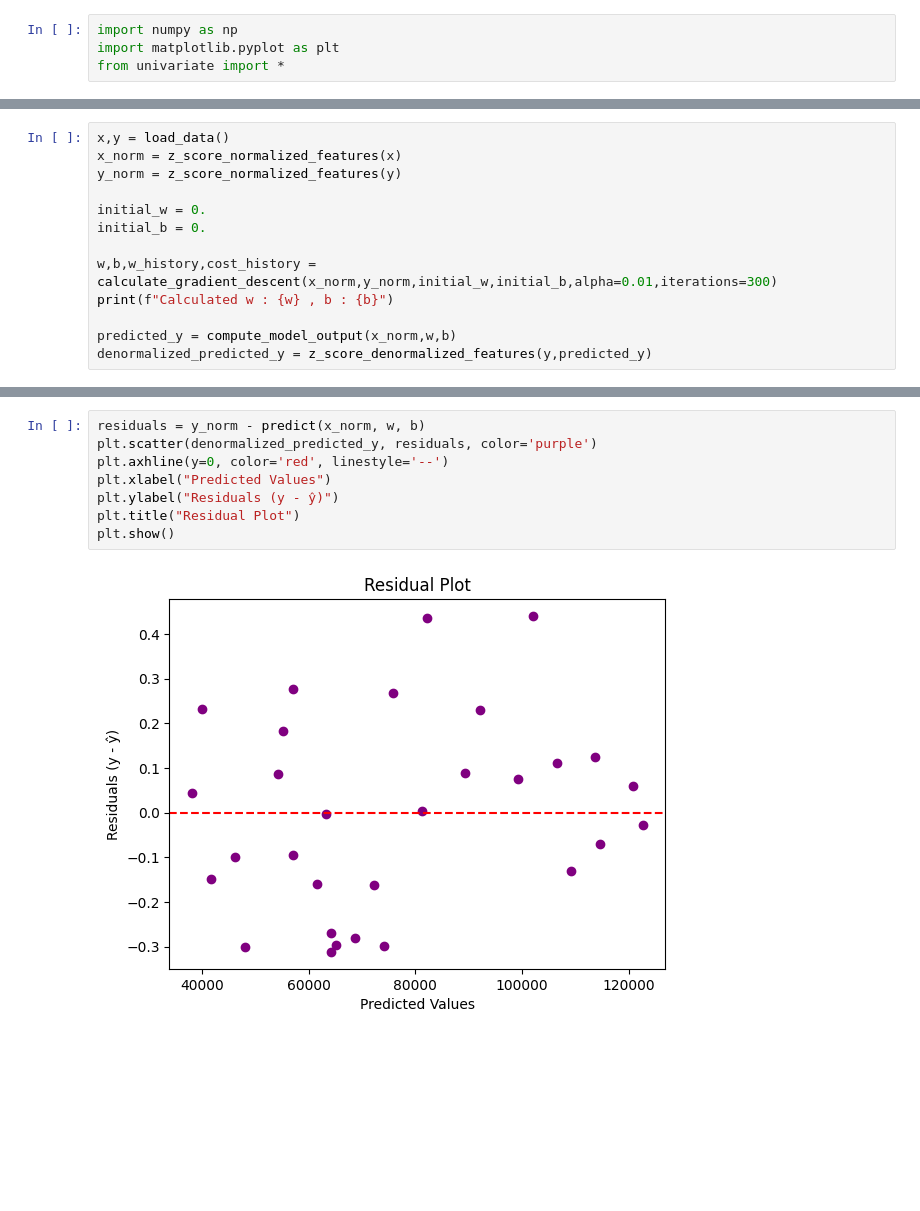
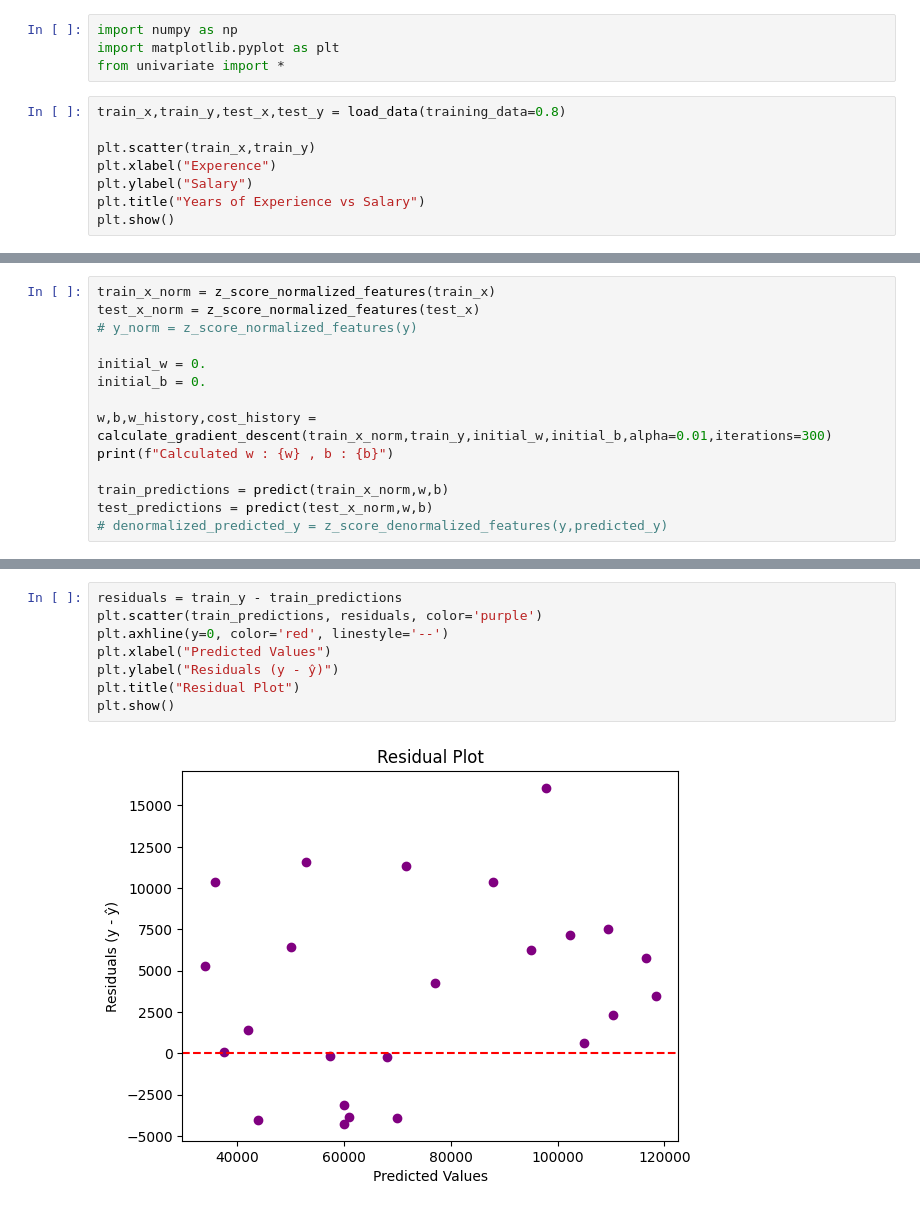
Before and after one commit to sagargor006/ml-algo-from-scratch, a Jupyter notebook: Linear Regression/univariate.ipynb, the cells around one changed output, grey strips where cells are left out. Cells and saved outputs as stored; diff of their text form; blank space fills up the shorter version.

Commit message:
data splitted into training and testing

```diff
--- a/Linear Regression/univariate.ipynb
+++ b/Linear Regression/univariate.ipynb
@@ -2,3 +2,11 @@
 import numpy as np
 import matplotlib.pyplot as plt
 from univariate import *
+# %%
+train_x,train_y,test_x,test_y = load_data(training_data=0.8)
+
+plt.scatter(train_x,train_y)
+plt.xlabel("Experence")
+plt.ylabel("Salary")
+plt.title("Years of Experience vs Salary")
+plt.show()
@@ -5,14 +15,15 @@ from univariate import *
 # %%
-x,y = load_data()
-x_norm = z_score_normalized_features(x)
-y_norm = z_score_normalized_features(y)
+train_x_norm = z_score_normalized_features(train_x)
+test_x_norm = z_score_normalized_features(test_x)
+# y_norm = z_score_normalized_features(y)
 
 initial_w = 0.
 initial_b = 0.
 
-w,b,w_history,cost_history = calculate_gradient_descent(x_norm,y_norm,initial_w,initial_b,alpha=0.01,iterations=300)
+w,b,w_history,cost_history = calculate_gradient_descent(train_x_norm,train_y,initial_w,initial_b,alpha=0.01,iterations=300)
 print(f"Calculated w : {w} , b : {b}")
 
-predicted_y = compute_model_output(x_norm,w,b)
-denormalized_predicted_y = z_score_denormalized_features(y,predicted_y)
+train_predictions = predict(train_x_norm,w,b)
+test_predictions = predict(test_x_norm,w,b)
+# denormalized_predicted_y = z_score_denormalized_features(y,predicted_y)
 # %% [output]
@@ -90,12 +116,12 @@ plt.show()
 # %%
-residuals = y_norm - predict(x_norm, w, b)
-plt.scatter(denormalized_predicted_y, residuals, color='purple')
+residuals = train_y - train_predictions
+plt.scatter(train_predictions, residuals, color='purple')
 plt.axhline(y=0, color='red', linestyle='--')
 plt.xlabel("Predicted Values")
 plt.ylabel("Residuals (y - ŷ)")
 plt.title("Residual Plot")
 plt.show()
 # %% [output]
-[figure, old version]
+[figure, new version]
 # %%
 # y_pred = predict(x_norm, w, b)
```
Also changed, not shown: parts of 9 cells of this notebook, 1 other file.
